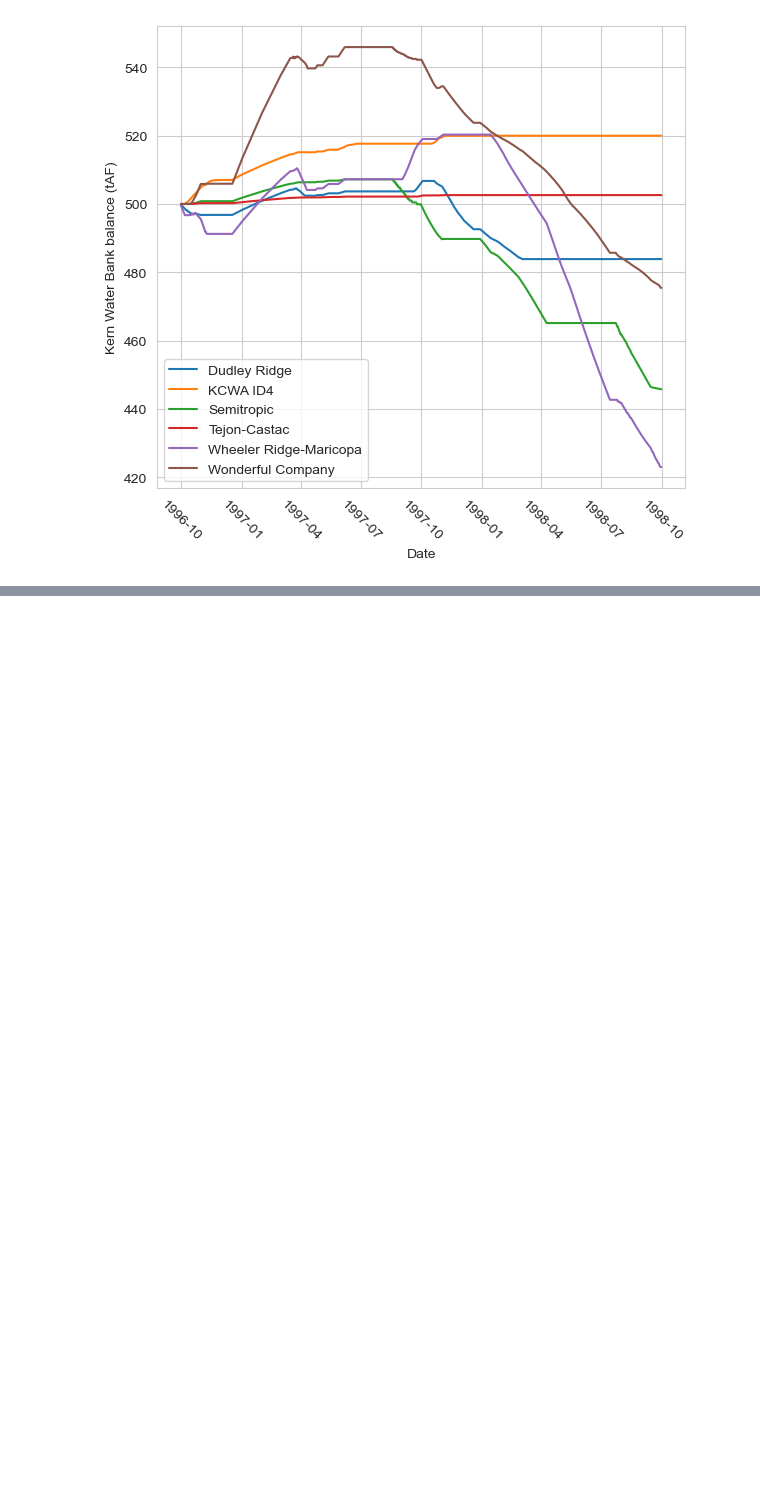
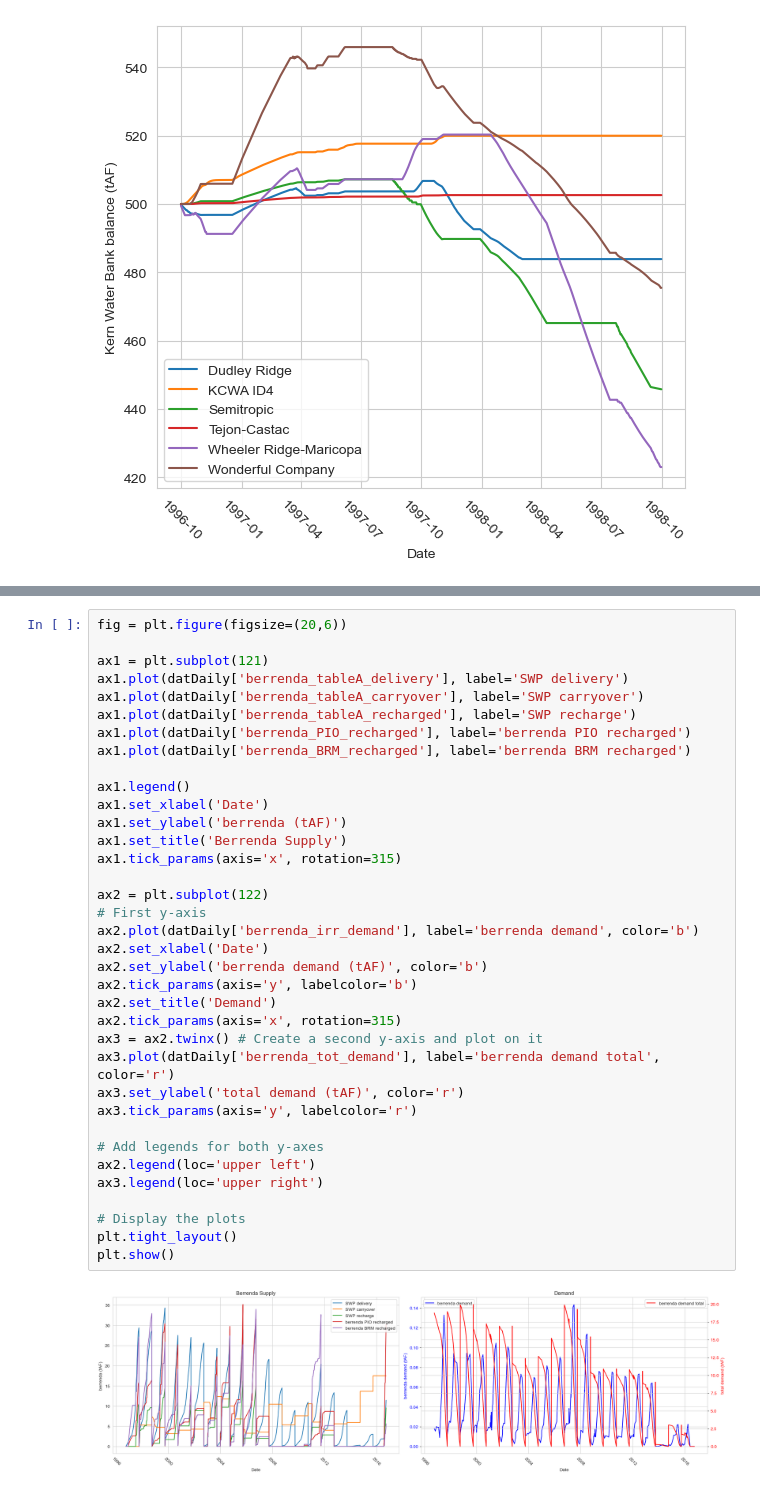
Before and after one commit to dlkency/CALFEWS, a Jupyter notebook: CALFEWS_intro_tutorial.ipynb, the cells around one changed output, grey strips where cells are left out. Saved outputs shown, nothing was run; the diff lists cells and outputs as text; blank space fills up the shorter version.

```diff
--- a/CALFEWS_intro_tutorial.ipynb
+++ b/CALFEWS_intro_tutorial.ipynb
@@ -352,0 +440,38 @@ t = plt.xticks(rotation=315)
+# %%
+fig = plt.figure(figsize=(20,6))
+
+ax1 = plt.subplot(121)
+ax1.plot(datDaily['berrenda_tableA_delivery'], label='SWP delivery')
+ax1.plot(datDaily['berrenda_tableA_carryover'], label='SWP carryover')
+ax1.plot(datDaily['berrenda_tableA_recharged'], label='SWP recharge')
+ax1.plot(datDaily['berrenda_PIO_recharged'], label='berrenda PIO recharged')
+ax1.plot(datDaily['berrenda_BRM_recharged'], label='berrenda BRM recharged')
+
+ax1.legend()
+ax1.set_xlabel('Date')
+ax1.set_ylabel('berrenda (tAF)')
+ax1.set_title('Berrenda Supply')
+ax1.tick_params(axis='x', rotation=315)
+
+ax2 = plt.subplot(122)
+# First y-axis
+ax2.plot(datDaily['berrenda_irr_demand'], label='berrenda demand', color='b')
+ax2.set_xlabel('Date')
+ax2.set_ylabel('berrenda demand (tAF)', color='b')
+ax2.tick_params(axis='y', labelcolor='b')
+ax2.set_title('Demand')
+ax2.tick_params(axis='x', rotation=315)
+ax3 = ax2.twinx() # Create a second y-axis and plot on it
+ax3.plot(datDaily['berrenda_tot_demand'], label='berrenda demand total', color='r')
+ax3.set_ylabel('total demand (tAF)', color='r')
+ax3.tick_params(axis='y', labelcolor='r')
+
+# Add legends for both y-axes
+ax2.legend(loc='upper left')
+ax3.legend(loc='upper right')
+
+# Display the plots
+plt.tight_layout()
+plt.show()
+# %% [output]
+[figure, added]
```
Also changed, not shown: parts of 21 cells of this notebook, 3 other files.
